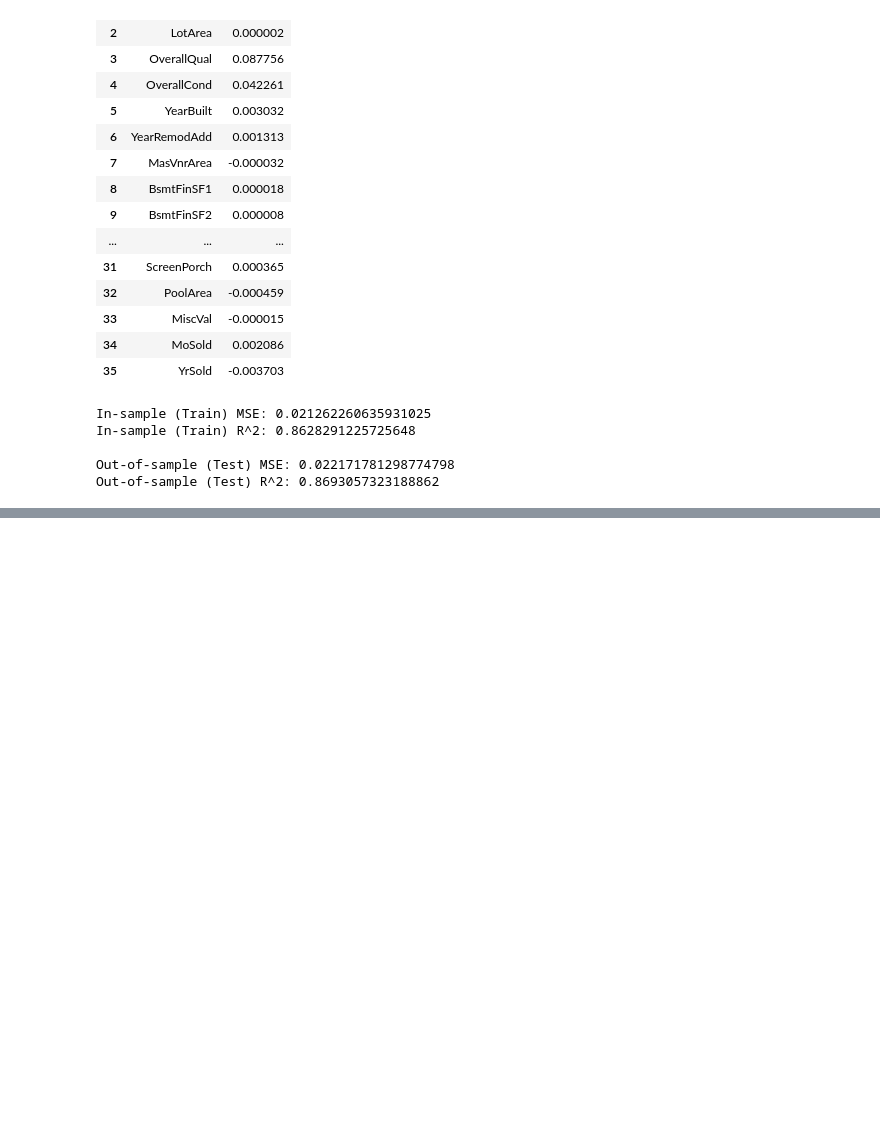
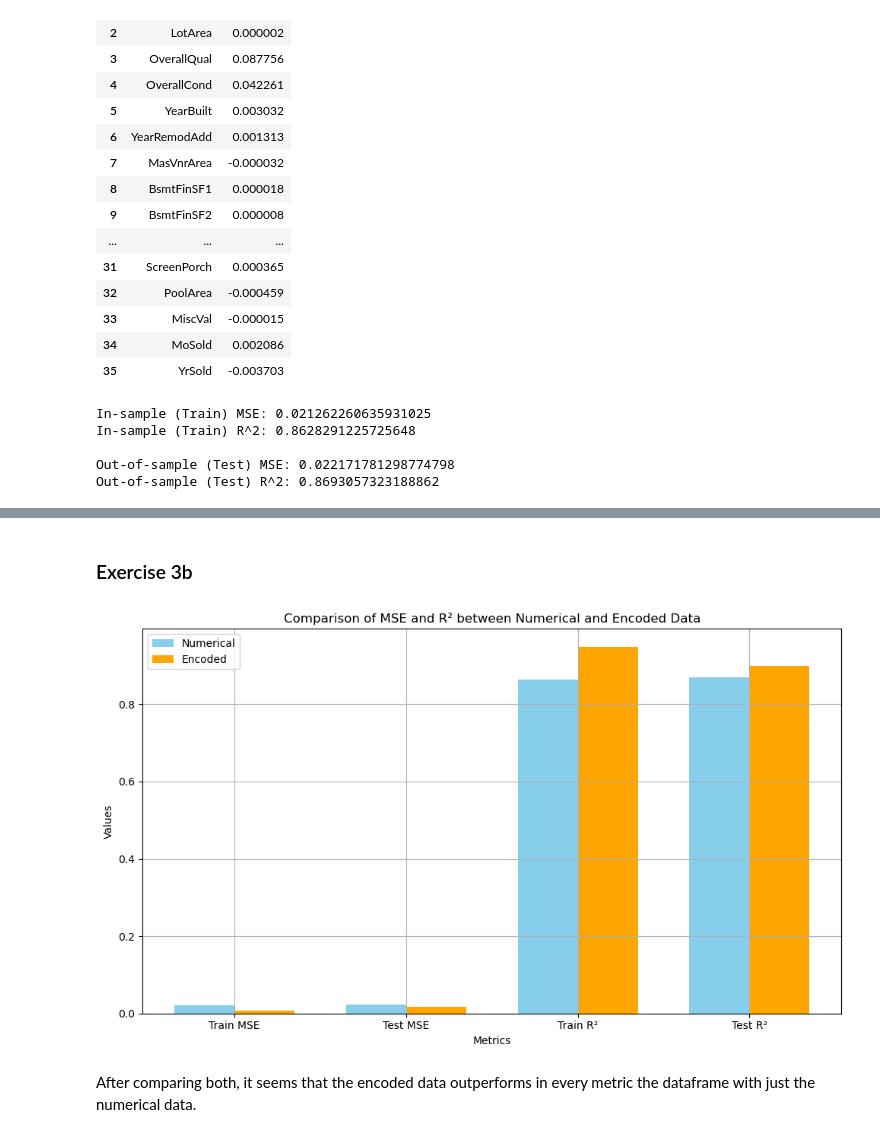
Before and after one commit to CesarAlcerreca/MLFI, a Jupyter notebook: regression.ipynb, the cells around one changed output, grey strips where cells are left out. Cells and saved outputs as stored; diff of their text form; code cells hidden in the pictures; blank space fills up the shorter version.

```diff
--- a/regression.ipynb
+++ b/regression.ipynb
@@ -282,0 +519,46 @@ Out-of-sample (Test) R^2: 0.8693057323188862
+# %% [markdown]
+### Exercise 3b
+# %%
+# Data for the bar plot
+labels = ['Train MSE', 'Test MSE', 'Train R²', 'Test R²']
+
+# Numerical results
+numerical_results = [
+    mse_train, mse_test, r2_train, r2_test  # These are from the original numerical data
+]
+
+# Encoded results
+encoded_results = [
+    mse_train_encoded, mse_test_encoded, r2_train_encoded, r2_test_encoded  # From the encoded data
+]
+
+# X-axis positions for the bars
+x = np.arange(len(labels))
+
+# Width of the bars
+width = 0.35
+
+# Create the bar plot
+plt.figure(figsize=(10, 6))
+
+# Bars for numerical results
+plt.bar(x - width/2, numerical_results, width=width, label='Numerical', color='skyblue')
+
+# Bars for encoded results
+plt.bar(x + width/2, encoded_results, width=width, label='Encoded', color='orange')
+
+# Add labels and title
+plt.xlabel('Metrics')
+plt.ylabel('Values')
+plt.title('Comparison of MSE and R² between Numerical and Encoded Data')
+plt.xticks(x, labels)  # Set the x-ticks to the label names
+plt.legend()
+
+# Display the plot
+plt.tight_layout()
+plt.grid(True)
+plt.show()
+# %% [output]
+[figure, added]
+# %% [markdown]
+After comparing both, it seems that the encoded data outperforms in every metric the dataframe with just the numerical data.
```
Also changed, not shown: parts of 24 cells of this notebook.
